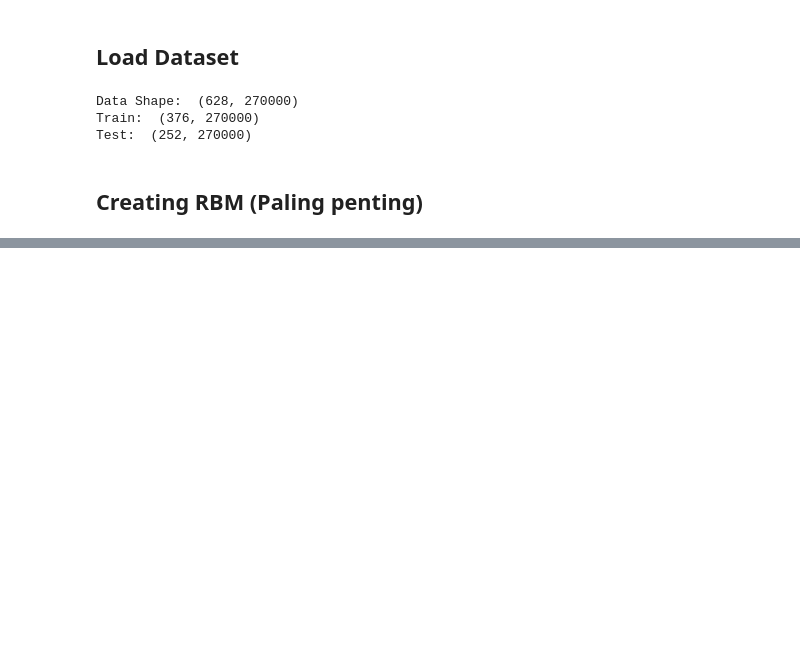
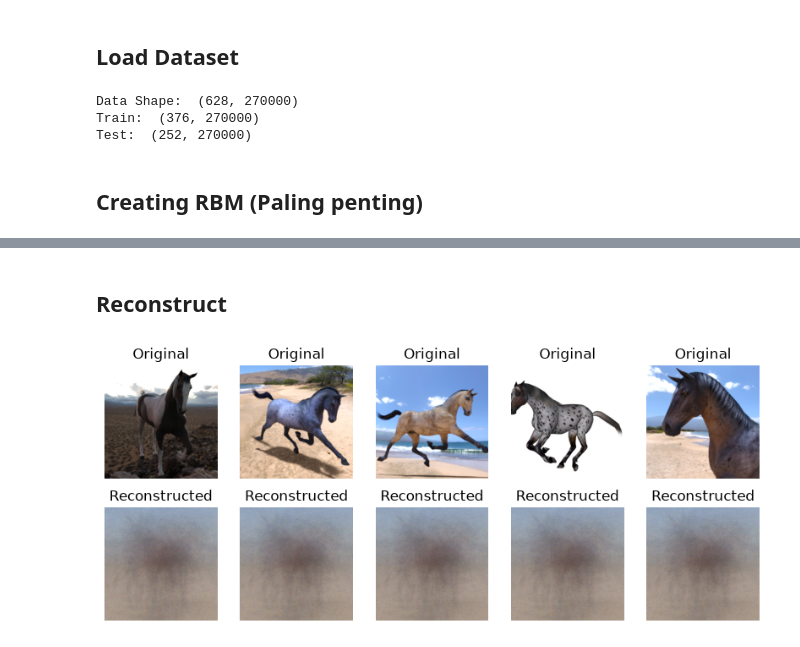
Before and after one commit to ddrlve/LAB-AI-Semester-5, a Jupyter notebook: LAB Deep Learning/session-07/LAB_DL7_Dian.ipynb, the cells around one changed output, grey strips where cells are left out. Cells and saved outputs as stored; diff of their text form; code cells hidden in the pictures; blank space fills up the shorter version.

```diff
--- a/LAB Deep Learning/session-07/LAB_DL7_Dian.ipynb
+++ b/LAB Deep Learning/session-07/LAB_DL7_Dian.ipynb
@@ -103,0 +122,21 @@ class RBM:
+# %% [markdown]
+## **Reconstruct**
+# %%
+def rbm_reconstruct(x, n=5):
+    hasil = model.reconstruct(x[:n]).numpy()
+    plt.figure(figsize=(2*n, 4))
+    for i in range(n):
+        plt.subplot(2, n, i + 1)
+        plt.imshow(x[i].reshape(IMG_SIZE, IMG_SIZE, 3))
+        plt.axis('off')
+        plt.title("Original")
+
+        plt.subplot(2, n, i + 1 + n)
+        plt.imshow(np.clip(hasil[i], 0, 1).reshape(IMG_SIZE, IMG_SIZE, 3))
+        plt.axis('off')
+        plt.title("Reconstructed")
+    plt.show()
+
+rbm_reconstruct(test_data, n=5)
+# %% [output]
+[figure, added]
```
Also changed, not shown: parts of 4 cells of this notebook.
